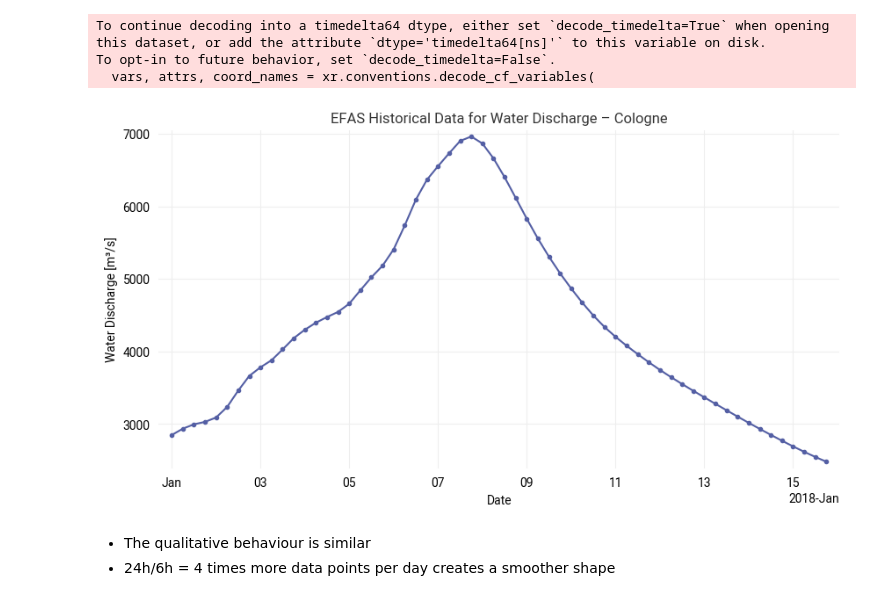
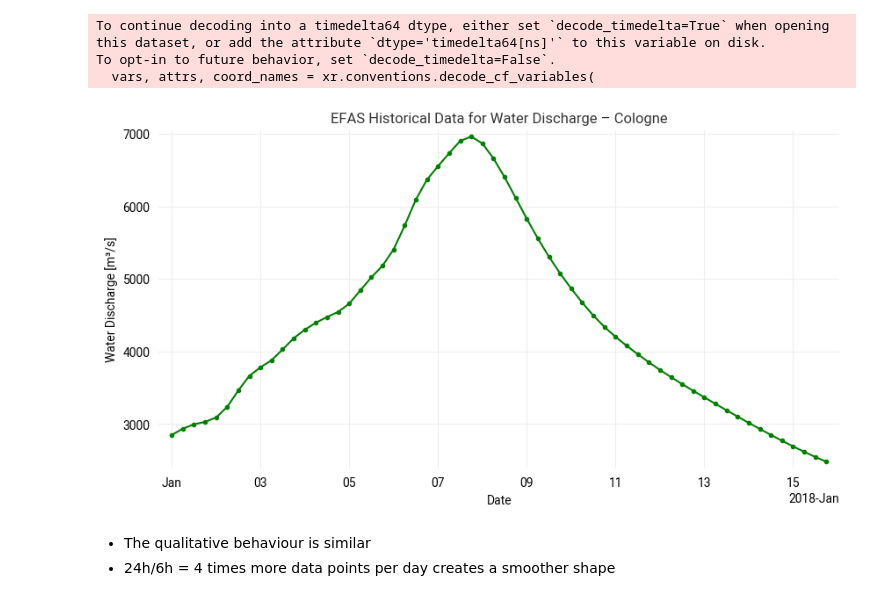
Before and after one commit to ooncel/Cologne-Flood-Studies, a Jupyter notebook: Jan2018CologneFlood_TimeSeries.ipynb, the cells around one changed output. Cells and saved outputs as stored; diff of their text form; code cells hidden in the pictures.

```diff
--- a/Jan2018CologneFlood_TimeSeries.ipynb
+++ b/Jan2018CologneFlood_TimeSeries.ipynb
@@ -354,14 +343,14 @@ To opt-in to future behavior, set `decode_timedelta=False`.
 # %%
 # Plot
 plt.figure(figsize=(10,5))
-ts.plot(marker=".")
+ts.plot(marker=".", color="green")
 plt.title(f"EFAS Historical Data for Water Discharge – Cologne")
 plt.ylabel("Water Discharge [m³/s]")
 plt.xlabel("Date")
 plt.grid(True)
 plt.show()
 # %% [output]
-[figure, old version]
+[figure, new version]
 # %% [markdown]
 - The qualitative behaviour is similar
 - 24h/6h = 4 times more data points per day creates a smoother shape
```
Also changed, not shown: parts of 14 cells of this notebook.
